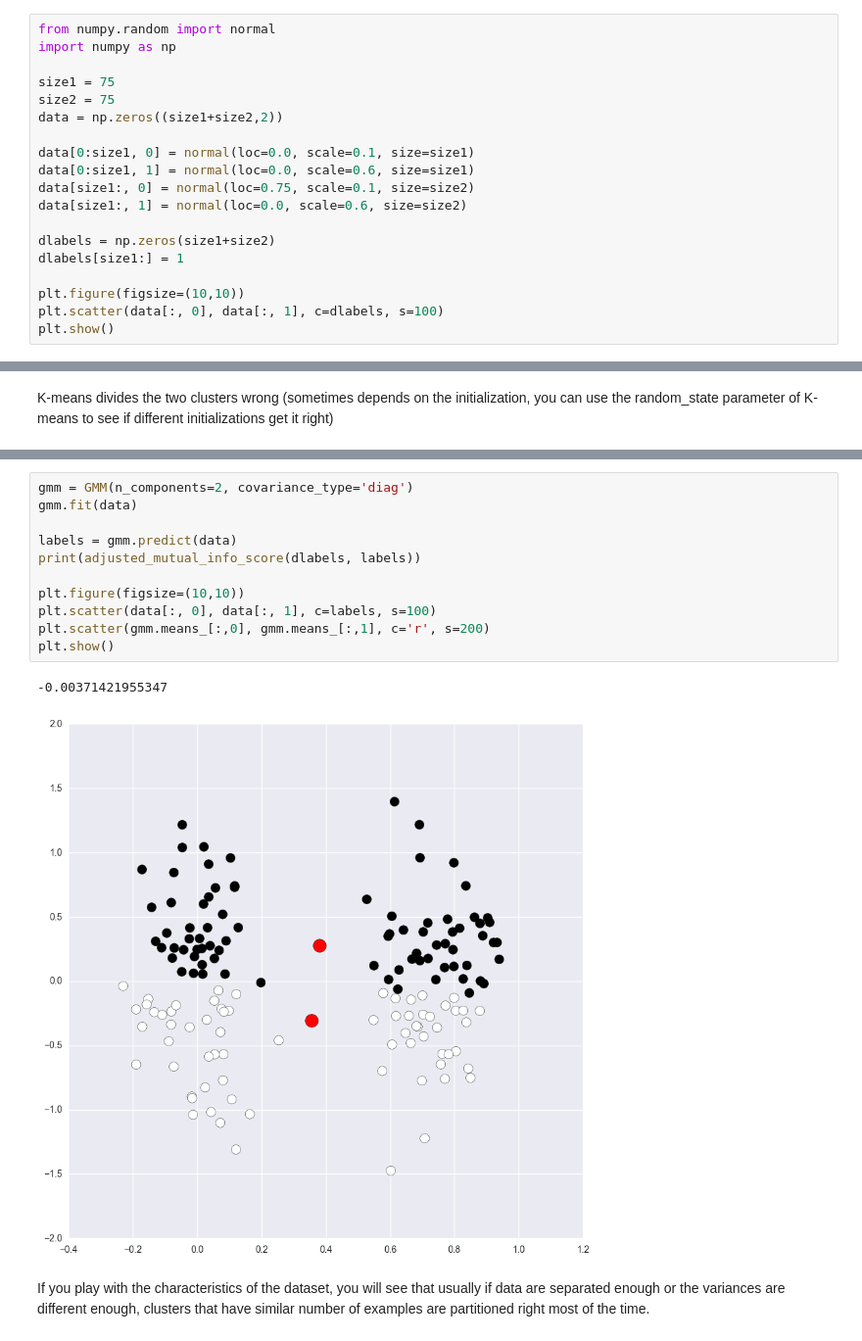
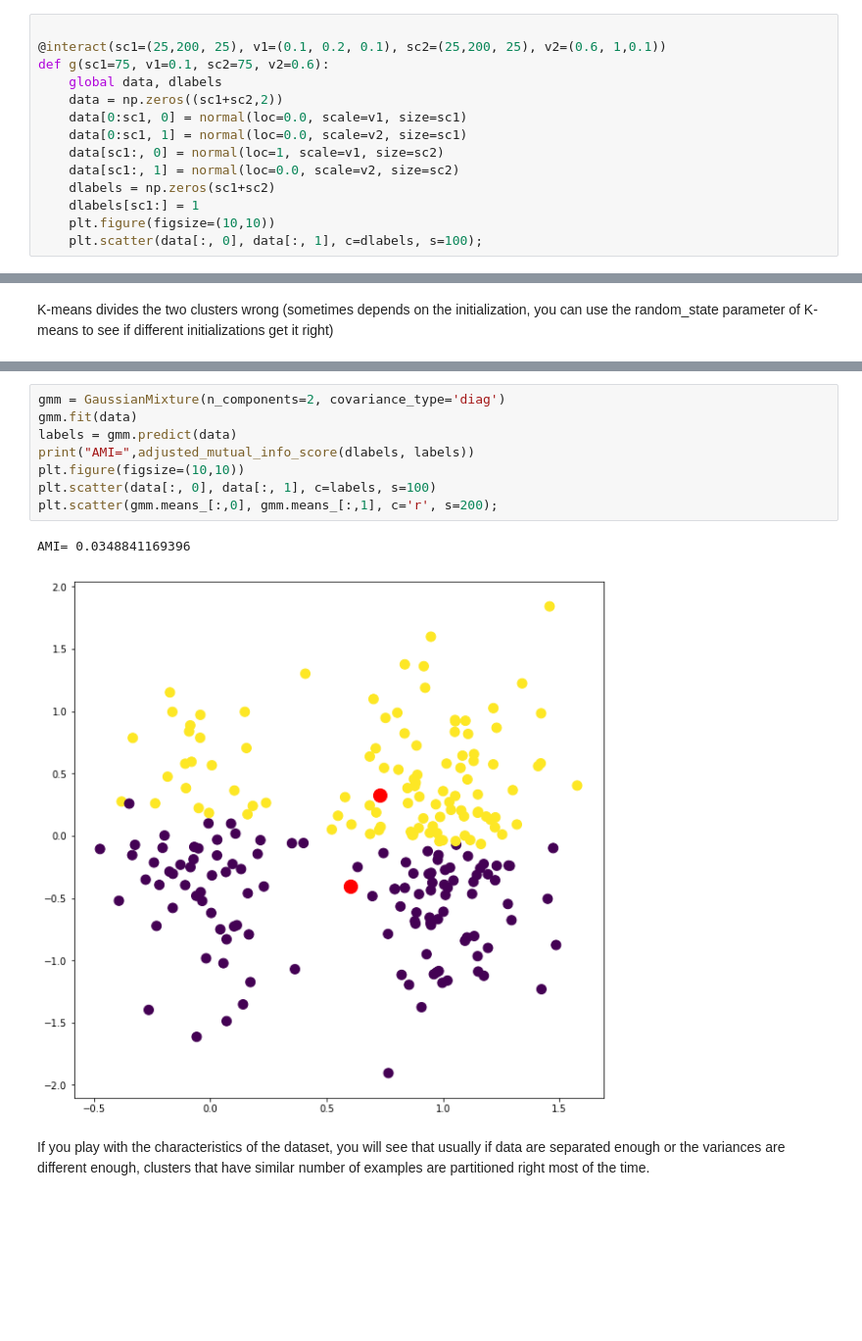
Before and after one commit to bejar/URLNotebooks, a Jupyter notebook: Notebooks/07PrototypeClustering.ipynb, the cells around one changed output, grey strips where cells are left out. Shown at 98% size. Cells and saved outputs as stored; diff of their text form; blank space fills up the shorter version.

```diff
--- a/Notebooks/07PrototypeClustering.ipynb
+++ b/Notebooks/07PrototypeClustering.ipynb
@@ -172,22 +173,17 @@ You can play with the size, variance and positions of the cluster to see what ha
 # %% [markdown]
 Problems also appear when the clusters are not spherical and some attributes have more variance than others (actually are elipsoids). If the clusters are not well separated, the partition can result in not very natural clusters. You can change this data set and see what happens if you change the size, separation and variance of the clusters.
 # %%
-from numpy.random import normal
-import numpy as np
 
-size1 = 75
-size2 = 75
-data = np.zeros((size1+size2,2))
-
-data[0:size1, 0] = normal(loc=0.0, scale=0.1, size=size1)
-data[0:size1, 1] = normal(loc=0.0, scale=0.6, size=size1)
-data[size1:, 0] = normal(loc=0.75, scale=0.1, size=size2)
-data[size1:, 1] = normal(loc=0.0, scale=0.6, size=size2)
-
-dlabels = np.zeros(size1+size2)
-dlabels[size1:] = 1
-
-plt.figure(figsize=(10,10))
-plt.scatter(data[:, 0], data[:, 1], c=dlabels, s=100)
-plt.show()
+@interact(sc1=(25,200, 25), v1=(0.1, 0.2, 0.1), sc2=(25,200, 25), v2=(0.6, 1,0.1))
+def g(sc1=75, v1=0.1, sc2=75, v2=0.6):
+    global data, dlabels
+    data = np.zeros((sc1+sc2,2))
+    data[0:sc1, 0] = normal(loc=0.0, scale=v1, size=sc1)
+    data[0:sc1, 1] = normal(loc=0.0, scale=v2, size=sc1)
+    data[sc1:, 0] = normal(loc=1, scale=v1, size=sc2)
+    data[sc1:, 1] = normal(loc=0.0, scale=v2, size=sc2)
+    dlabels = np.zeros(sc1+sc2)
+    dlabels[sc1:] = 1
+    plt.figure(figsize=(10,10))
+    plt.scatter(data[:, 0], data[:, 1], c=dlabels, s=100);
 # %% [output]
@@ -214,16 +208,13 @@ The same happens to GMM (also depends in initalization)
 # %%
-gmm = GMM(n_components=2, covariance_type='diag')
+gmm = GaussianMixture(n_components=2, covariance_type='diag')
 gmm.fit(data)
-
 labels = gmm.predict(data)
-print(adjusted_mutual_info_score(dlabels, labels))
-
+print("AMI=",adjusted_mutual_info_score(dlabels, labels))
 plt.figure(figsize=(10,10))
 plt.scatter(data[:, 0], data[:, 1], c=labels, s=100)
-plt.scatter(gmm.means_[:,0], gmm.means_[:,1], c='r', s=200)
-plt.show()
+plt.scatter(gmm.means_[:,0], gmm.means_[:,1], c='r', s=200);
 # %% [output]
--0.00371421955347
+AMI= 0.0348841169396
-[figure, old version]
+[figure, new version]
 # %% [markdown]
 If you play with the characteristics of the dataset, you will see that usually if data are separated enough or the variances are different enough, clusters that have similar number of examples are partitioned right most of the time.
```
Also changed, not shown: parts of 24 cells of this notebook, 6 other files.
